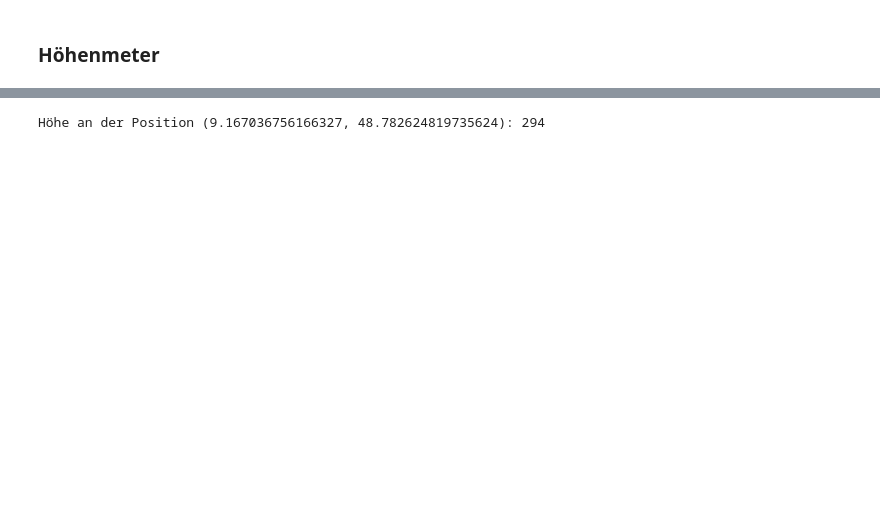
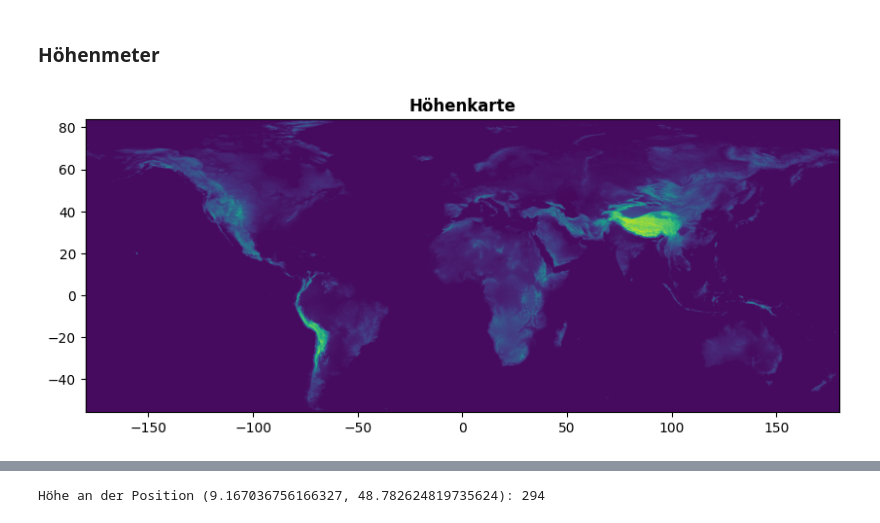
Before and after one commit to GehriJan/data-science-exam, a Jupyter notebook: data_science_exam.ipynb, the cells around one changed output, grey strips where cells are left out. Drawn from its saved outputs; the diff is of its cells as text; code cells hidden in the pictures; blank space fills up the shorter version.

```diff
--- a/data_science_exam.ipynb
+++ b/data_science_exam.ipynb
@@ -330,2 +363,16 @@ print_percentage_of_filled_values(df, ["latitude", "longitude"])
 # %% [markdown]
 ### Höhenmeter
+# %%
+import matplotlib.pyplot as plt
+
+import rasterio
+from rasterio.plot import show
+
+raster_datei="data/GMTED2010_averaged.tif"
+
+with rasterio.open(raster_datei) as src:
+    fig, ax = plt.subplots(figsize=(10, 10))
+    show(src, ax=ax, title="Höhenkarte")
+    plt.show()
+# %% [output]
+[figure, added]
```
Also changed, not shown: parts of 33 cells of this notebook, 1 other file.
